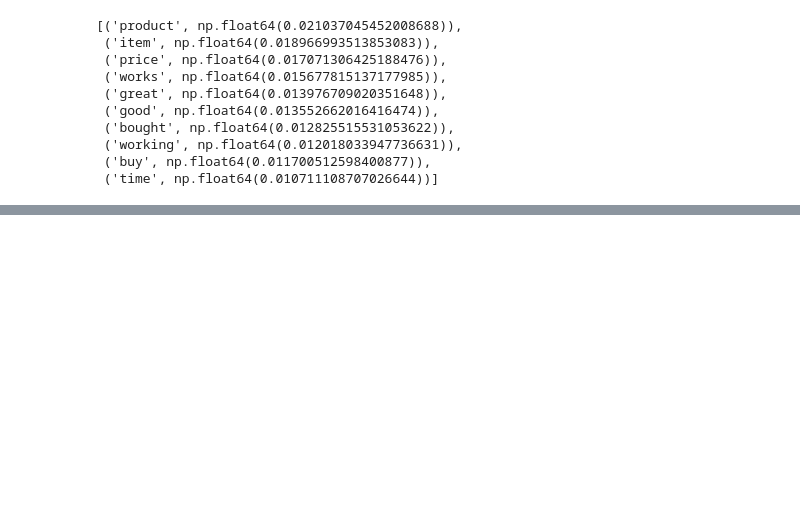
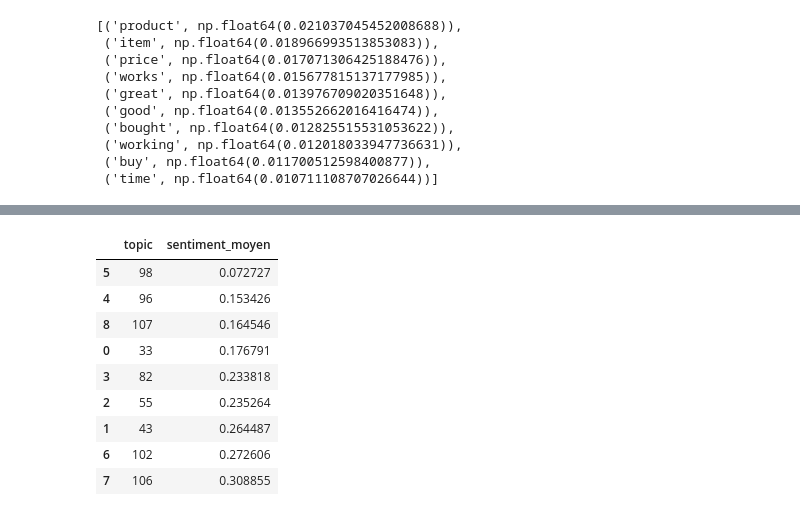
Before and after one commit to mobadata/detection-nouveautes-avis, a Jupyter notebook: Detection_nouveautes.ipynb, the cells around one changed output, grey strips where cells are left out. Saved outputs shown, nothing was run; the diff lists cells and outputs as text; code cells hidden in the pictures; blank space fills up the shorter version.

```diff
--- a/Detection_nouveautes.ipynb
+++ b/Detection_nouveautes.ipynb
@@ -242,0 +329,20 @@ topic_model.visualize_topics_over_time(topics_over_time)
+# %%
+# Calcul de la moyenne des sentiments par topic
+sentiments_nouveaux_topics = df_sample[df_sample["topic"].isin(new_topics)] \
+    .groupby("topic")["sentiment"] \
+    .mean() \
+    .reset_index(name="sentiment_moyen") \
+    .sort_values(by="sentiment_moyen")
+
+sentiments_nouveaux_topics
+# %% [output]
+|  | topic | sentiment_moyen |
+| 5 | 98 | 0.072727 |
+| 4 | 96 | 0.153426 |
+| 8 | 107 | 0.164546 |
+| 0 | 33 | 0.176791 |
+| 3 | 82 | 0.233818 |
+| 2 | 55 | 0.235264 |
+| 1 | 43 | 0.264487 |
+| 6 | 102 | 0.272606 |
+| 7 | 106 | 0.308855 |
```
Also changed, not shown: parts of 13 cells of this notebook.
